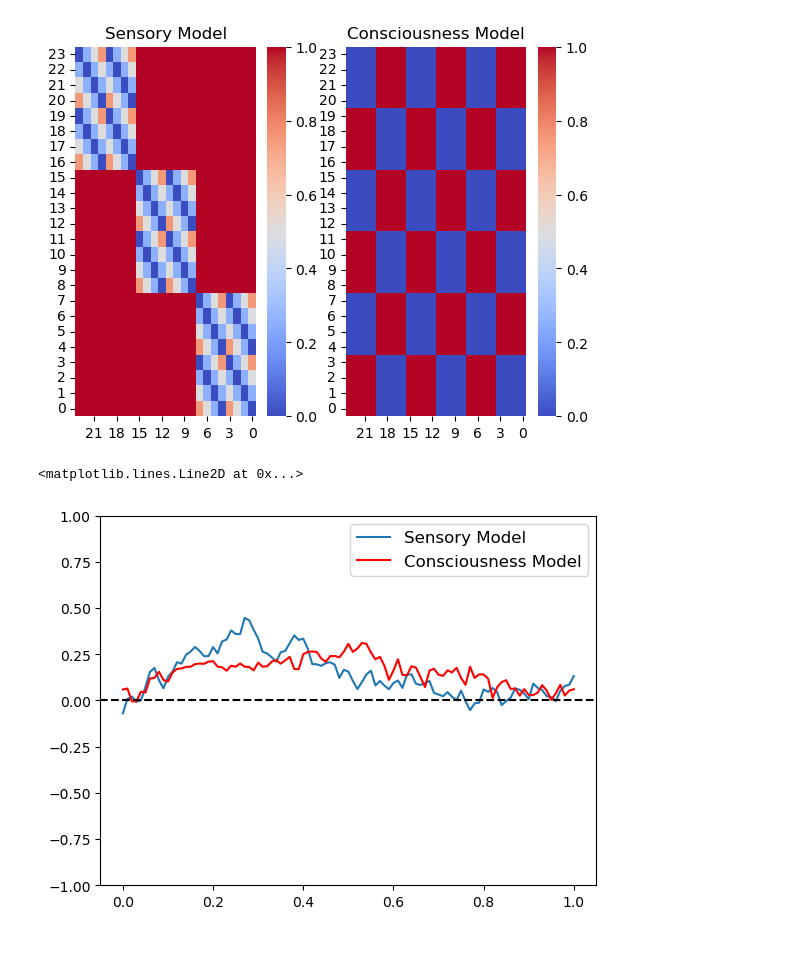
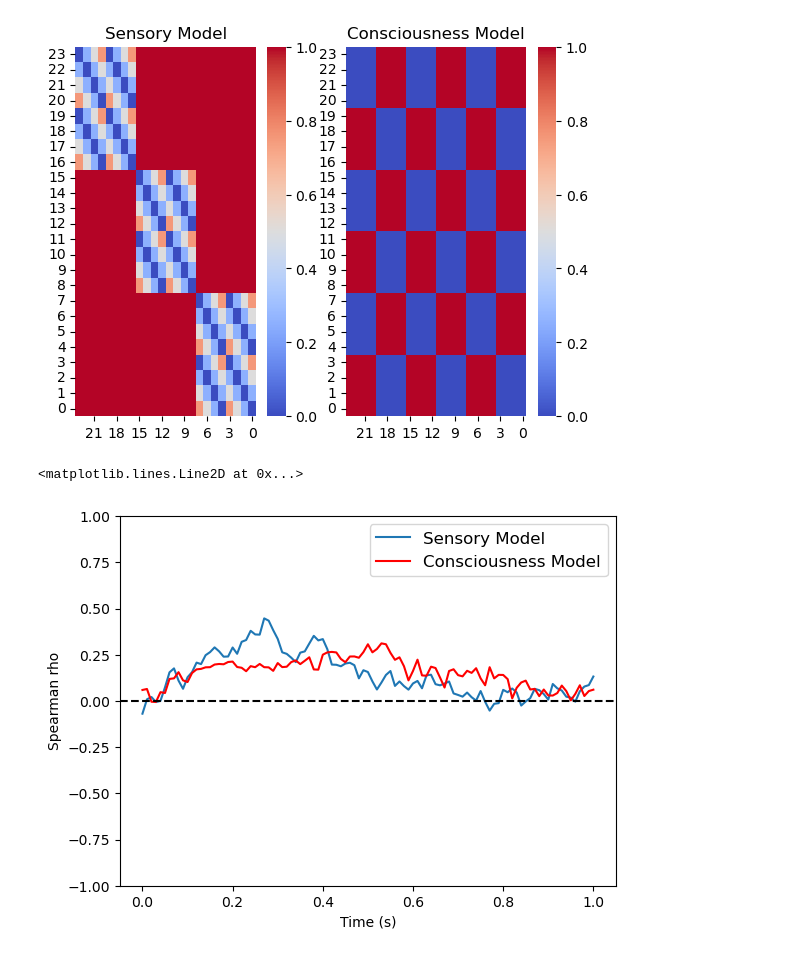
Before and after one commit to nathanweisz/methcogneurocode, a Jupyter notebook: Lecture4.ipynb, the cells around one changed output. Drawn from its saved outputs; the diff is of its cells as text; code cells hidden in the pictures.

```diff
--- a/Lecture4.ipynb
+++ b/Lecture4.ipynb
@@ -344,10 +344,11 @@ conscious_RSA = get_corrs_fabi(modelMat = ConsciousMat)
 # %%
 plt.plot(np.arange(0,len(sensory_RSA)) / 100, sensory_RSA, label = 'Sensory Model')
 plt.plot(np.arange(0,len(conscious_RSA)) / 100, conscious_RSA , color = 'red', label = 'Consciousness Model')
 plt.ylim(-1, 1)
-#plt.xlim(-.1, .33)
+plt.xlabel("Time (s)")
+plt.ylabel("Spearman rho")
 plt.legend(fontsize=12)
 plt.axhline(y=0, color='black', linestyle='--')
 # %% [output]
 <matplotlib.lines.Line2D at 0x...>
-[figure, old version]
+[figure, new version]
```
